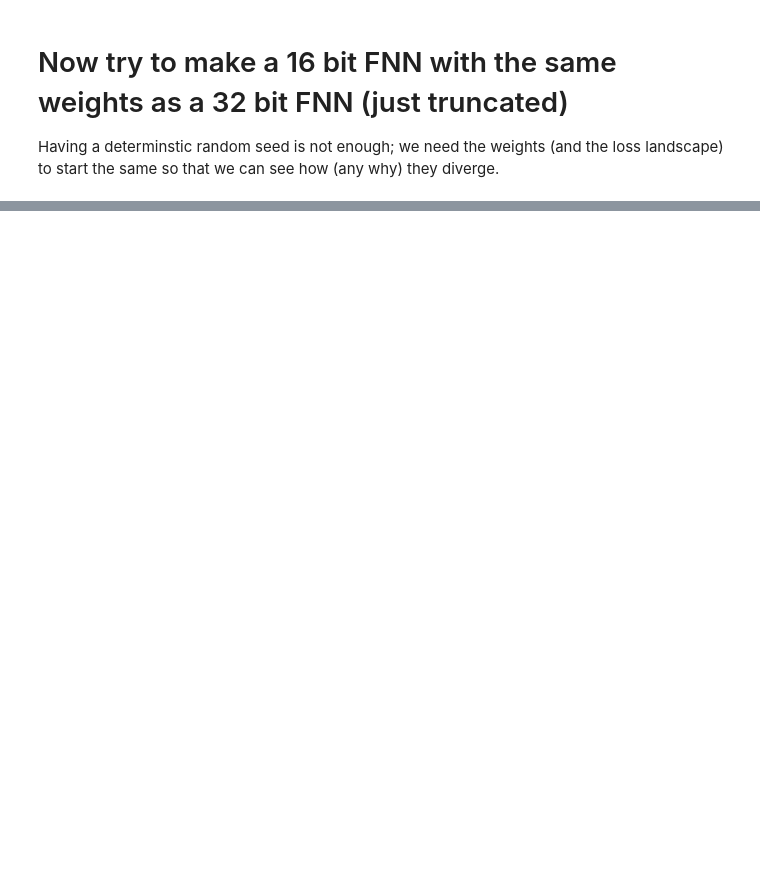
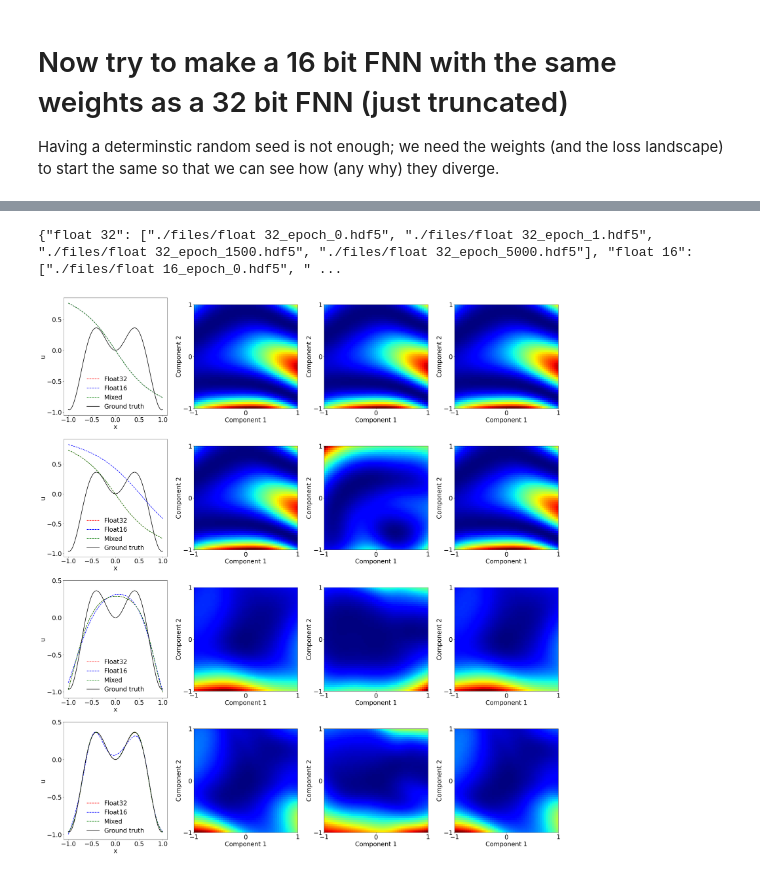
Before and after one commit to lu-group/mixed-precision-sciml, a Jupyter notebook: loss landscape/loss_landscape_regression.ipynb, the cells around one changed output, grey strips where cells are left out. Cells and saved outputs as stored; diff of their text form; code cells hidden in the pictures; blank space fills up the shorter version.

```diff
--- a/loss landscape/loss_landscape_regression.ipynb
+++ b/loss landscape/loss_landscape_regression.ipynb
@@ -468,2 +466,61 @@ plt.show()
 # %%
-print(global_store)
+import json
+print(json.dumps(global_store))
+global_store = json.loads('{"float 32": ["./files/float 32_epoch_0.hdf5", "./files/float 32_epoch_1.hdf5", "./files/float 32_epoch_1500.hdf5", "./files/float 32_epoch_5000.hdf5"], "float 16": ["./files/float 16_epoch_0.hdf5", "./files/float 16_epoch_1.hdf5", "./files/float 16_epoch_1500.hdf5", "./files/float 16_epoch_5000.hdf5"], "mixed float 16": ["./files/mixed float 16_epoch_0.hdf5", "./files/mixed float 16_epoch_1.hdf5", "./files/mixed float 16_epoch_1500.hdf5", "./files/mixed float 16_epoch_5000.hdf5"]}')
+# %% [output]
+{"float 32": ["./files/float 32_epoch_0.hdf5", "./files/float 32_epoch_1.hdf5", "./files/float 32_epoch_1500.hdf5", "./files/float 32_epoch_5000.hdf5"], "float 16": ["./files/float 16_epoch_0.hdf5", " ...
+# %%
+import matplotlib
+def fetch_test_and_predicted(filename):
+    if filename[-5:] != ".hdf5":
+        filename += ".hdf5"
+
+    with h5py.File(filename, "r") as f:
+        test, predicted = f['X_TEST'], f["Y_TEST_PREDICTED"]
+        test_copy = np.array(test)
+        predicted_copy = np.array(predicted)
+    return test_copy, predicted_copy
+
+files = list(zip(global_store["float 32"], global_store["float 16"], global_store["mixed float 16"]))
+n_epochs = len(files)
+n_types = len(files[0]) + 1  # additional column for the predicted values plot
+matplotlib.rcParams.update({'font.size': 25})
+fig, axes = plt.subplots(n_epochs, n_types, figsize=(30, n_epochs * 8))
+
+for i, file_tuple in enumerate(files):
+    for j, file in enumerate(file_tuple):
+        ax = axes[i, j+1] if n_epochs > 1 else axes[j+1]  # shift to right for the predictions plot
+
+        # plot data
+        X, Y, Z = _fetch_data("MSE", file)
+        im = ax.imshow(
+            Z, interpolation="none", cmap='jet', extent=[X.min(), X.max(), Y.min(), Y.max()]
+        )
+        ax.set_xlabel("Component 1")
+        ax.set_ylabel("Component 2")
+        ax.set_xticks([-1, 0, 1])
+        ax.set_yticks([-1, 0, 1])
+
+        convert_filename_to_title = lambda filename: filename.split('/')[-1].split('.hdf5')[0].replace('_', ' ')
+        titled_name = convert_filename_to_title(file)
+        # ax.set_title(f"{titled_name}")
+        rgb = [('Float32', 'r--'), ('Float16', 'b--'),('Mixed', 'g--')]
+        # plot predictions at the beginning of each row
+        test, predicted = fetch_test_and_predicted(file)
+        ax_pred = axes[i, 0] if n_epochs > 1 else axes[0]  # position of the predictions plot
+        ax_pred.plot(test, predicted, rgb[j][1], label=rgb[j][0], linewidth=2)
+    # we plot the ground truth
+    ax_pred = axes[i, 0] if n_epochs > 1 else axes[0]  # position of the predictions plot
+    ax_pred.plot(model16_new.data.test_x, model16_new.data.test_y, 'k-', label='Ground truth', linewidth=2)
+    ax_pred.set_yticks([-1, -.5, 0, .5])
+    ax_pred.set_xticks([-1, -.5, 0, .5 ,1])
+    ax_pred.set_xlabel('x')
+    ax_pred.set_ylabel('u')
+    ax_pred.legend(frameon=False, loc='lower center')
+
+fig.patch.set_facecolor('white')
+plt.tight_layout()
+plt.savefig("llnotitle.pdf")
+plt.show()
+# %% [output]
+[figure, new version]
```
Also changed, not shown: parts of 7 cells of this notebook, 4 other files.
